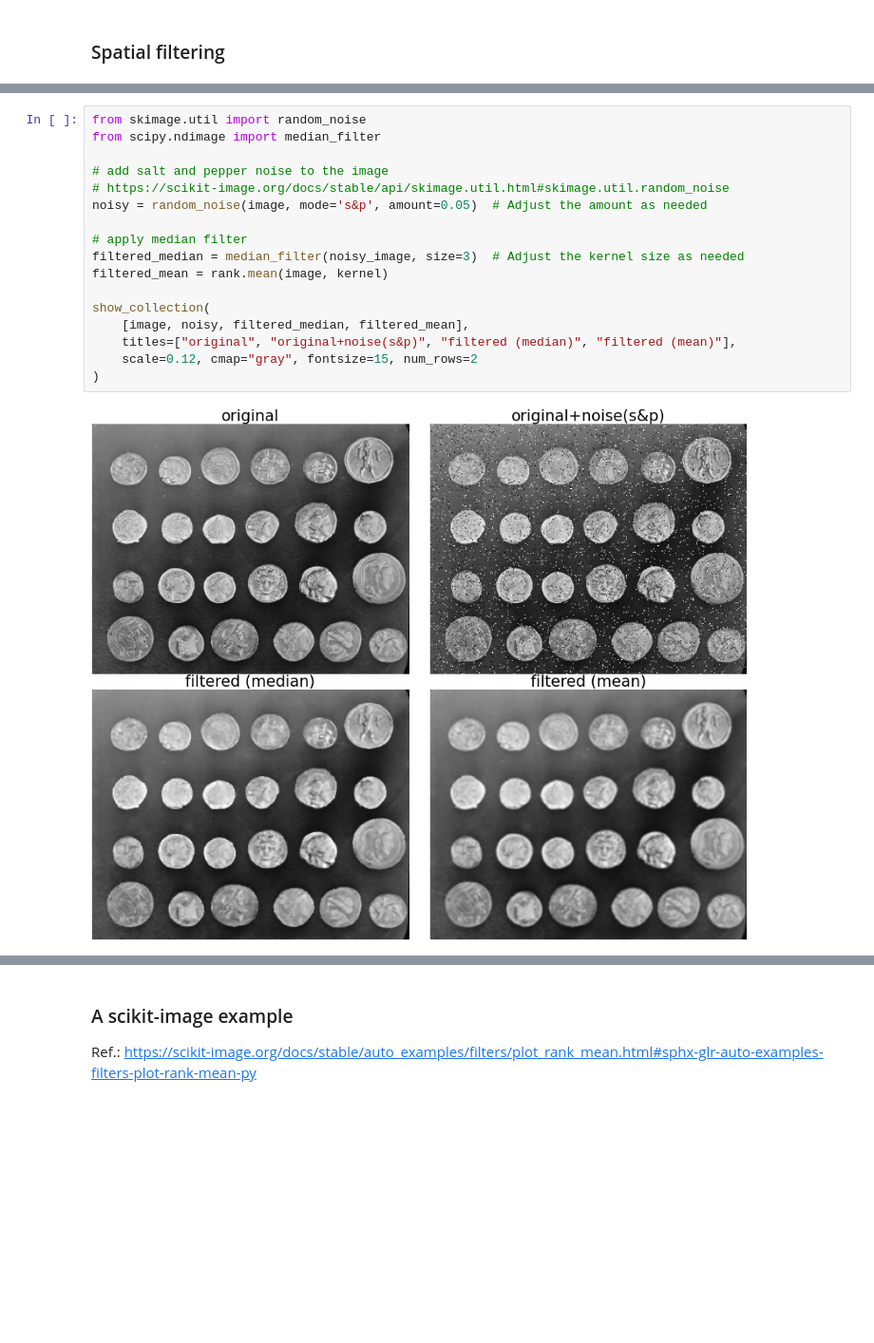
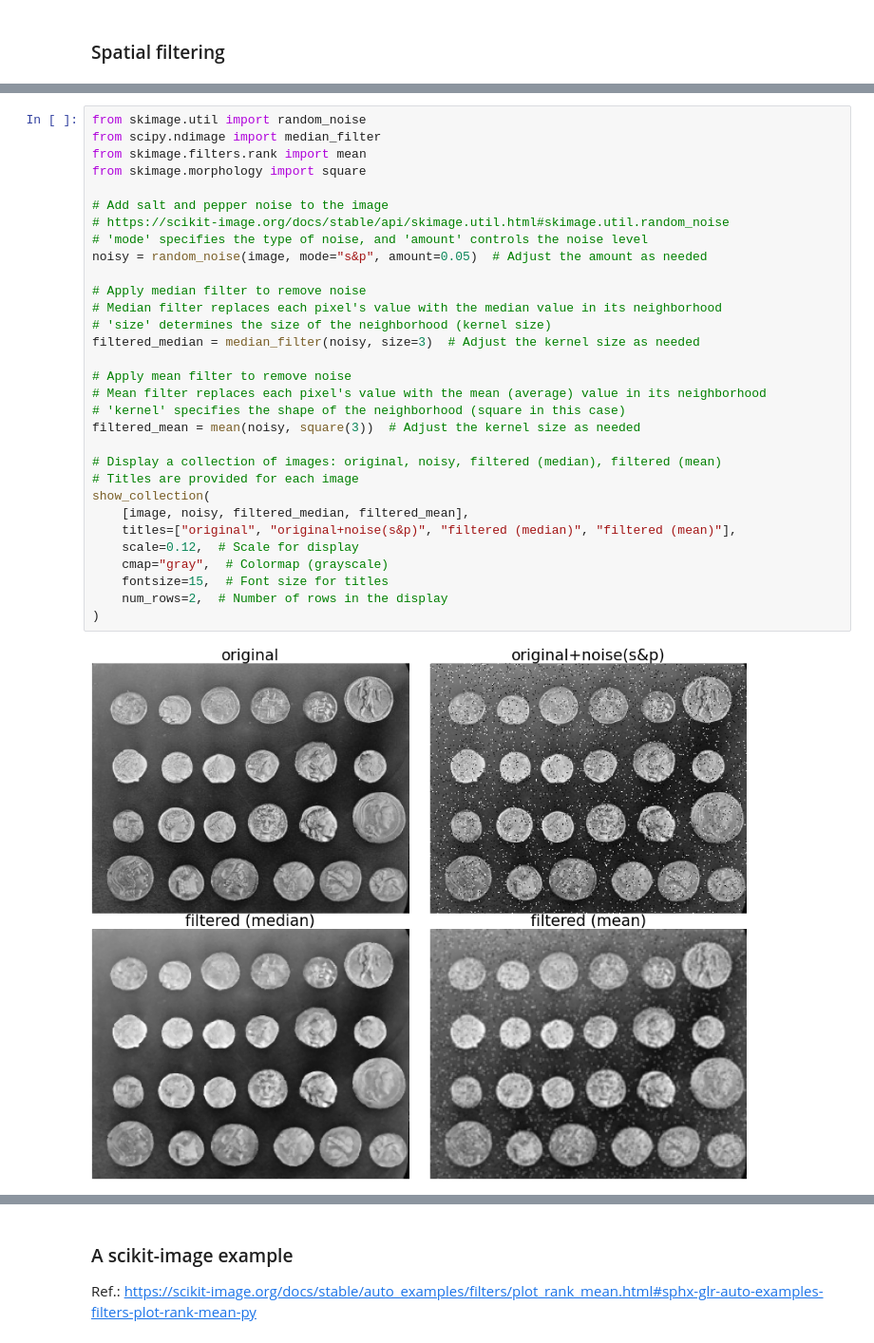
Before and after one commit to thiagopx/pdi, a Jupyter notebook: notebooks/03_spatial-filt.ipynb, the cells around one changed output, grey strips where cells are left out. Shown at 95% size. Drawn from its saved outputs; the diff is of its cells as text; blank space fills up the shorter version.

```diff
--- a/notebooks/03_spatial-filt.ipynb
+++ b/notebooks/03_spatial-filt.ipynb
@@ -73,19 +134,33 @@ show_collection(
 # %%
 from skimage.util import random_noise
 from scipy.ndimage import median_filter
+from skimage.filters.rank import mean
+from skimage.morphology import square
 
-# add salt and pepper noise to the image
+# Add salt and pepper noise to the image
 # https://scikit-image.org/docs/stable/api/skimage.util.html#skimage.util.random_noise
-noisy = random_noise(image, mode='s&p', amount=0.05)  # Adjust the amount as needed
+# 'mode' specifies the type of noise, and 'amount' controls the noise level
+noisy = random_noise(image, mode="s&p", amount=0.05)  # Adjust the amount as needed
 
-# apply median filter
-filtered_median = median_filter(noisy_image, size=3)  # Adjust the kernel size as needed
-filtered_mean = rank.mean(image, kernel)
+# Apply median filter to remove noise
+# Median filter replaces each pixel's value with the median value in its neighborhood
+# 'size' determines the size of the neighborhood (kernel size)
+filtered_median = median_filter(noisy, size=3)  # Adjust the kernel size as needed
 
+# Apply mean filter to remove noise
+# Mean filter replaces each pixel's value with the mean (average) value in its neighborhood
+# 'kernel' specifies the shape of the neighborhood (square in this case)
+filtered_mean = mean(noisy, square(3))  # Adjust the kernel size as needed
+
+# Display a collection of images: original, noisy, filtered (median), filtered (mean)
+# Titles are provided for each image
 show_collection(
     [image, noisy, filtered_median, filtered_mean],
     titles=["original", "original+noise(s&p)", "filtered (median)", "filtered (mean)"],
-    scale=0.12, cmap="gray", fontsize=15, num_rows=2
+    scale=0.12,  # Scale for display
+    cmap="gray",  # Colormap (grayscale)
+    fontsize=15,  # Font size for titles
+    num_rows=2,  # Number of rows in the display
 )
 # %% [output]
-[figure, old version]
+[figure, new version]
```
Also changed, not shown: parts of 18 cells of this notebook, 1 other file.
